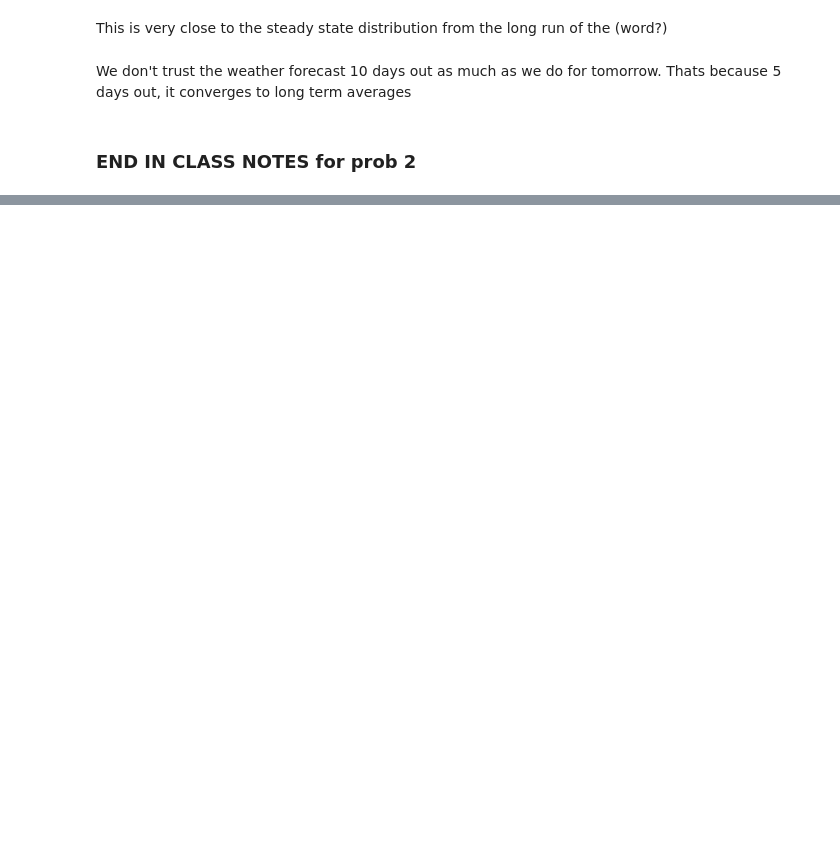
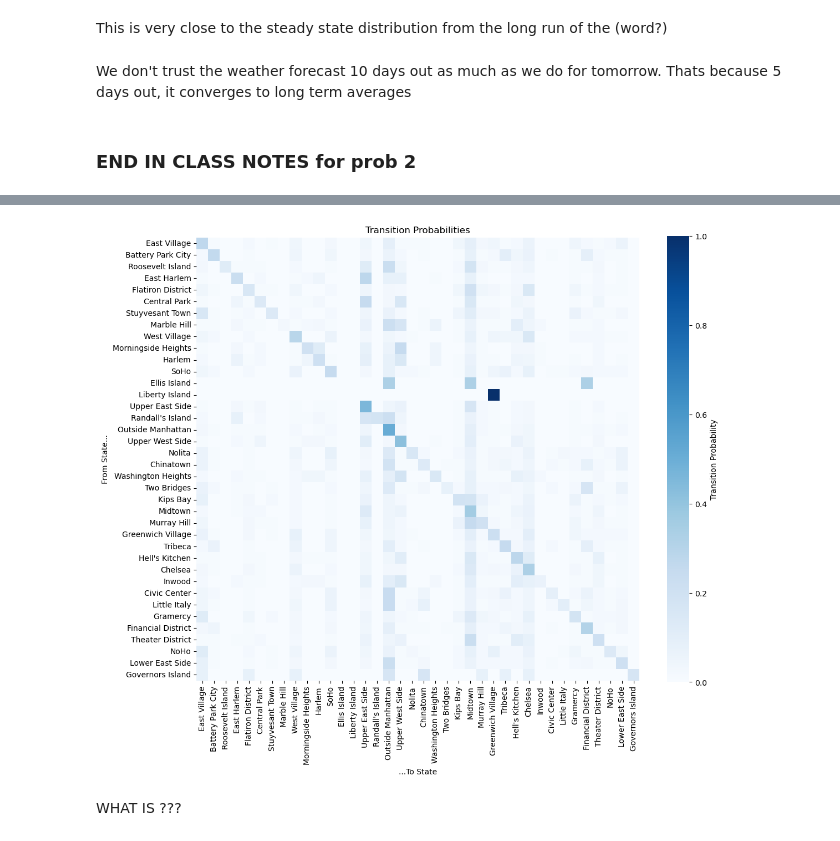
Before and after one commit to ssegaloff/UU_Assignment_5, a Jupyter notebook: assignment_5_copy.ipynb, the cells around one changed output, grey strips where cells are left out. Drawn from its saved outputs; the diff is of its cells as text; code cells hidden in the pictures; blank space fills up the shorter version.

```diff
--- a/assignment_5_copy.ipynb
+++ b/assignment_5_copy.ipynb
@@ -230,0 +373,10 @@ import
+# %%
+# figure out the state space
+states = set(data[0])
+for i in range(1, len(data)):
+    new_trip = data[i]
+    new_states = set(new_trip)
+    states = states.union(new_states)
+
+states = list(states)
+print(len(states)) # this is our state space
@@ -230,0 +423,5 @@ import
+# %%
+# sum the transition counts by row:
+sums = tr_counts.sum(axis=1, keepdims=True)
+print('State Proportions: \n')
+print(sums)
@@ -230,0 +446,7 @@ import
+# %%
+# Normalize the transition count matrix to get proportions:
+
+tr_pr = np.divide(tr_counts, sums, out=np.zeros_like(tr_counts), where=sums!=0)
+
+tr_pr = pd.DataFrame(np.round(tr_pr,2), index=states, columns=states)
+print(tr_pr)
@@ -230,0 +471,26 @@ import
+# %%
+# importing package
+
+import matplotlib.pyplot as plt
+
+# plotting in a heat map
+
+plt.figure(figsize=(12, 10))
+sns.heatmap(tr_pr,
+            cmap='Blues',       # Or 'Blues', 'plasma', whatever looks good
+            square=True,          # Keep cells square
+            xticklabels=states,
+            yticklabels=states,
+            cbar_kws={'label': 'Transition Probability'})
+
+plt.title('Transition Probabilities')
+plt.xlabel('...To State')
+plt.ylabel('From State...')
+plt.xticks(rotation=90)
+plt.yticks(rotation=0)
+plt.tight_layout()
+plt.show()
+# %% [output]
+[figure, added]
+# %% [markdown]
+WHAT IS ???
```
Also changed, not shown: parts of 37 cells of this notebook, 3 other files.
